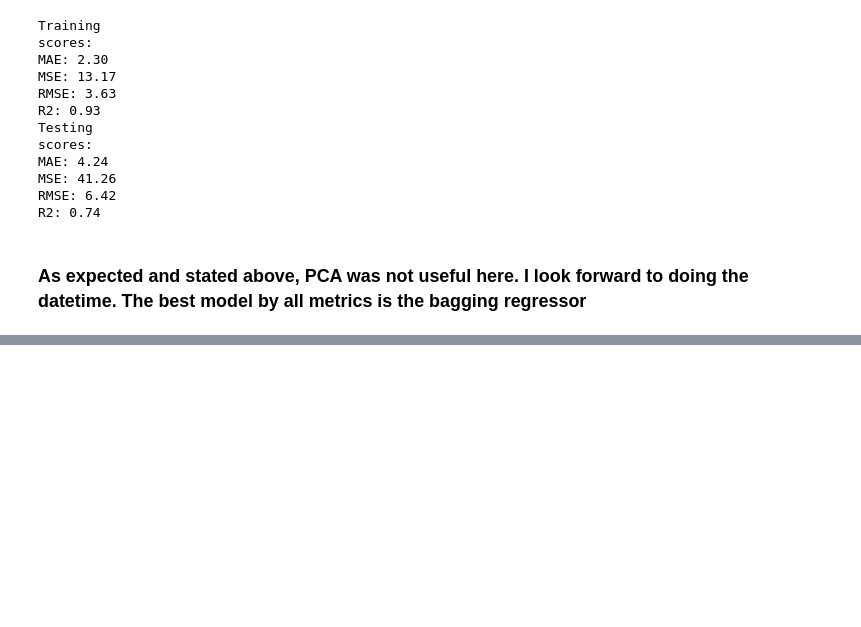
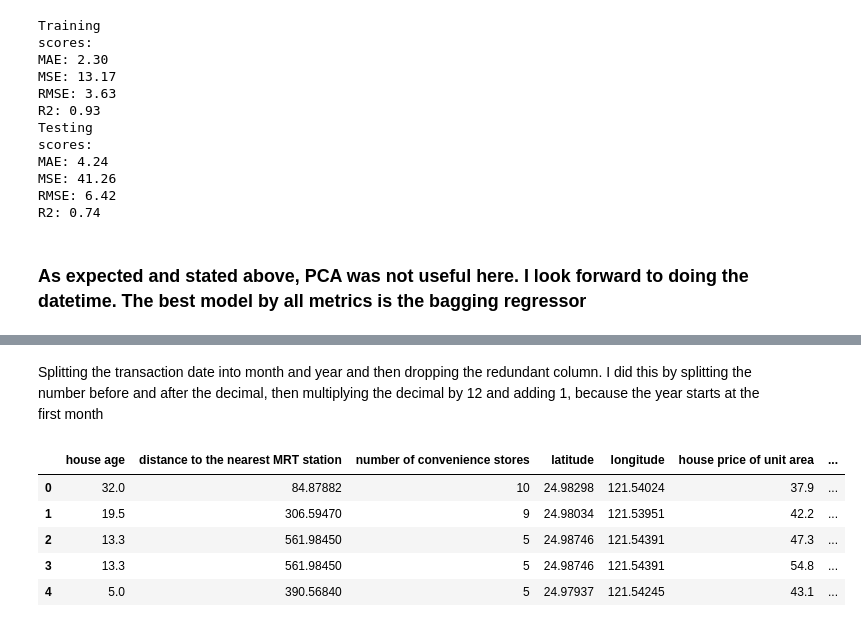
Before and after one commit to blakedshull/Project2, a Jupyter notebook: Project_2.ipynb, the cells around one changed output, grey strips where cells are left out. Saved outputs shown, nothing was run; the diff lists cells and outputs as text; code cells hidden in the pictures; blank space fills up the shorter version.

```diff
--- a/Project_2.ipynb
+++ b/Project_2.ipynb
@@ -750,0 +822,18 @@ R2: 0.74
+# %% [markdown]
+Splitting the transaction date into month and year and then dropping the redundant column.  I did this by splitting the number before and after the decimal, then multiplying the decimal by 12 and adding 1, because the year starts at the first month
+# %%
+df['transaction date'] = df['transaction date'].astype("string")
+df[['year','month']] = df['transaction date'].str.split('.', expand=True)
+df['month'] = '.' + df['month']
+df['year'] = df['year'].astype("int")
+df['month'] = df['month'].astype("float")
+df['month'] = ((12 * df['month']) + 1).round()
+df['month'] = df['month'].astype("string")
+df.head()
+# %% [output]
+|  | house age | distance to the nearest MRT station | number of convenience stores | latitude | longitude | house price of unit area | ... |
+| 0 | 32.0 | 84.87882 | 10 | 24.98298 | 121.54024 | 37.9 | ... |
+| 1 | 19.5 | 306.59470 | 9 | 24.98034 | 121.53951 | 42.2 | ... |
+| 2 | 13.3 | 561.98450 | 5 | 24.98746 | 121.54391 | 47.3 | ... |
+| 3 | 13.3 | 561.98450 | 5 | 24.98746 | 121.54391 | 54.8 | ... |
+| 4 | 5.0 | 390.56840 | 5 | 24.97937 | 121.54245 | 43.1 | ... |
```
Also changed, not shown: parts of 39 cells of this notebook.
